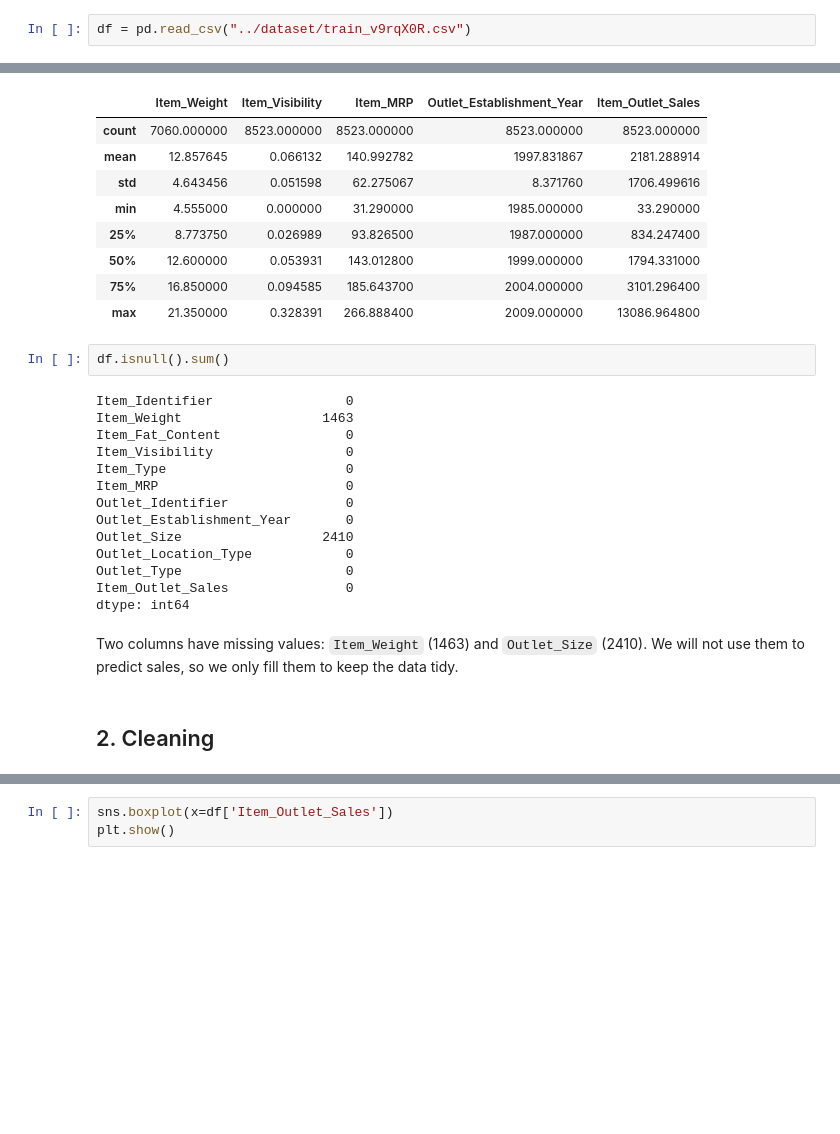
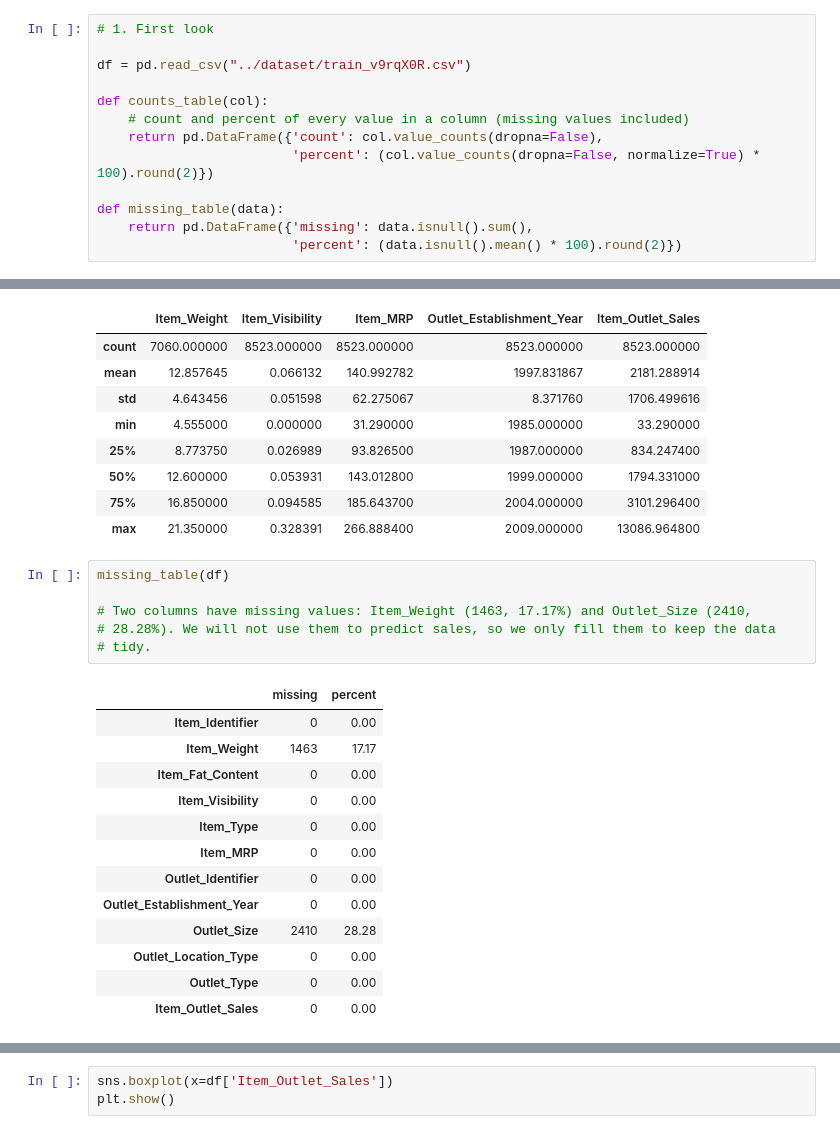
Before and after one commit to advikdivekar/statsmart, a Jupyter notebook: notebooks/01_eda.ipynb, the cells around one changed output, grey strips where cells are left out. Cells and saved outputs as stored; diff of their text form; blank space fills up the shorter version.

Commit message:
EDA: percentages next to counts, text boxes replaced by code comments

```diff
--- a/notebooks/01_eda.ipynb
+++ b/notebooks/01_eda.ipynb
@@ -16,5 +16,16 @@ from scipy import stats
 # %%
+# 1. First look
+
 df = pd.read_csv("../dataset/train_v9rqX0R.csv")
+
+def counts_table(col):
+    # count and percent of every value in a column (missing values included)
+    return pd.DataFrame({'count': col.value_counts(dropna=False),
+                         'percent': (col.value_counts(dropna=False, normalize=True) * 100).round(2)})
+
+def missing_table(data):
+    return pd.DataFrame({'missing': data.isnull().sum(),
+                         'percent': (data.isnull().mean() * 100).round(2)})
 # %%
 df.shape
 # %% [output]
@@ -63,22 +74,22 @@ df.describe()
 | 75% | 16.850000 | 0.094585 | 185.643700 | 2004.000000 | 3101.296400 |
 | max | 21.350000 | 0.328391 | 266.888400 | 2009.000000 | 13086.964800 |
 # %%
-df.isnull().sum()
+missing_table(df)
+
+# Two columns have missing values: Item_Weight (1463, 17.17%) and Outlet_Size (2410,
+# 28.28%). We will not use them to predict sales, so we only fill them to keep the data
+# tidy.
 # %% [output]
-Item_Identifier                 0
-Item_Weight                  1463
-Item_Fat_Content                0
-Item_Visibility                 0
-Item_Type                       0
-Item_MRP                        0
-Outlet_Identifier               0
-Outlet_Establishment_Year       0
-Outlet_Size                  2410
-Outlet_Location_Type            0
-Outlet_Type                     0
-Item_Outlet_Sales               0
-dtype: int64
+|  | missing | percent |
+| Item_Identifier | 0 | 0.00 |
+| Item_Weight | 1463 | 17.17 |
+| Item_Fat_Content | 0 | 0.00 |
+| Item_Visibility | 0 | 0.00 |
+| Item_Type | 0 | 0.00 |
+| Item_MRP | 0 | 0.00 |
+| Outlet_Identifier | 0 | 0.00 |
+| Outlet_Establishment_Year | 0 | 0.00 |
+| Outlet_Size | 2410 | 28.28 |
+| Outlet_Location_Type | 0 | 0.00 |
+| Outlet_Type | 0 | 0.00 |
+| Item_Outlet_Sales | 0 | 0.00 |
-# %% [markdown]
-Two columns have missing values: `Item_Weight` (1463) and `Outlet_Size` (2410). We will not use them to predict sales, so we only fill them to keep the data tidy.
-# %% [markdown]
-## 2. Cleaning
```
Also changed, not shown: parts of 46 cells of this notebook.
